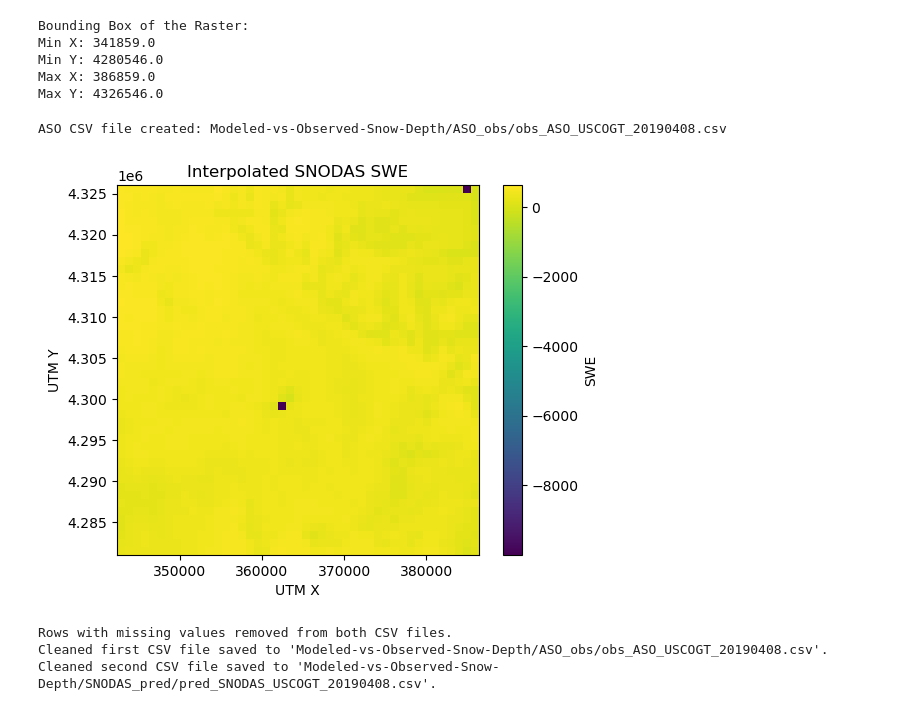
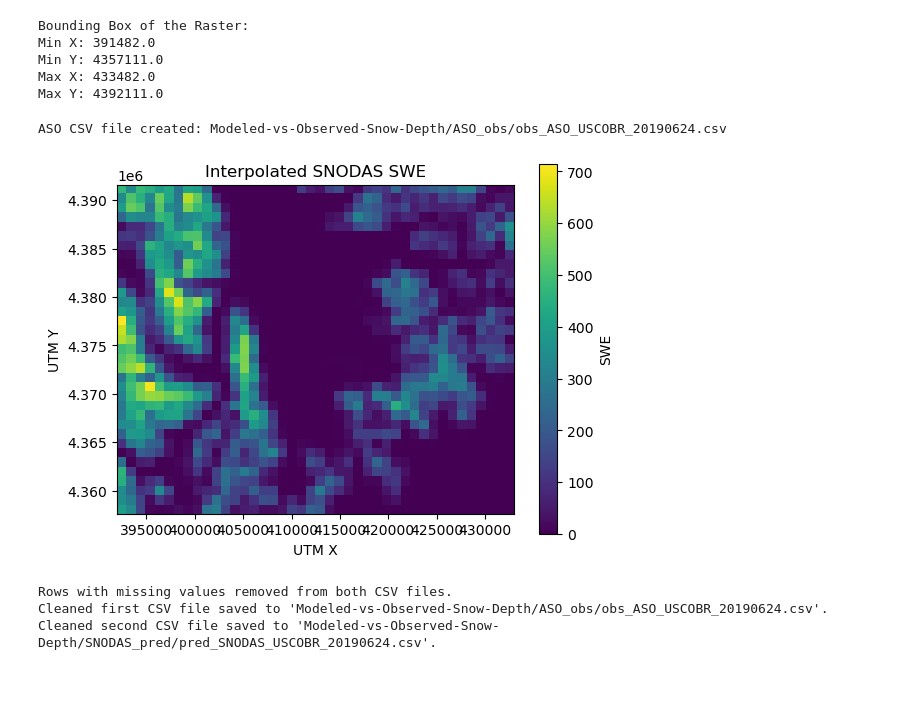
Before and after one commit to eritchie4599/Modeled-vs-Observed-Snow-Depth, a Jupyter notebook: ASO_SNODAS_comp.ipynb, the cells around one changed output. Saved outputs shown, nothing was run; the diff lists cells and outputs as text; code cells hidden in the pictures; blank space fills up the shorter version.

```diff
--- a/ASO_SNODAS_comp.ipynb
+++ b/ASO_SNODAS_comp.ipynb
@@ -169,16 +169,16 @@ def print_raster_bbox(raster_path):
         print(f"Max Y: {bbox.top}")
 
 # Path to the ASO raster
-aso_raster_path = 'Reproj_rasters_asocomp/ASO_USCOGT_20190408_resampled_raster.tif'
+aso_raster_path = 'Modeled-vs-Observed-Snow-Depth/Reproj_rasters_asocomp/ASO_USCOBR_20190624_resampled_raster.tif'
 
 # Print the bounding box of the ASO raster
 print_raster_bbox(aso_raster_path)
 # %% [output]
 Bounding Box of the Raster:
-Min X: 341859.0
-Min Y: 4280546.0
-Max X: 386859.0
-Max Y: 4326546.0
+Min X: 391482.0
+Min Y: 4357111.0
+Max X: 433482.0
+Max Y: 4392111.0
 # %%
 '''
 Creating csv of ASO values for the observed values
@@ -227,27 +227,27 @@ def raster_to_csv(raster_path, output_csv, bbox):
 
 # Provide the bounding box for the ASO raster
 # This should be the bounding box from the previous block
-bbox_aso = (341859.0, 4280546.0, 386859.0, 4326546.0)
+bbox_aso = (391482.0, 4357111.0, 433482.0, 4392111.0)
 
 # Path to the ASO raster
-aso_raster_path = 'Reproj_rasters_asocomp/ASO_USCOGT_20190408_resampled_raster.tif'
+aso_raster_path = 'Modeled-vs-Observed-Snow-Depth/Reproj_rasters_asocomp/ASO_USCOBR_20190624_resampled_raster.tif'
 
 # Output CSV file path
-output_csv_aso = 'Modeled-vs-Observed-Snow-Depth/ASO_obs/obs_ASO_USCOGT_20190408.csv'
+output_csv_aso = 'Modeled-vs-Observed-Snow-Depth/ASO_obs/obs_ASO_USCOBR_20190624.csv'
 
 # Convert ASO raster data to CSV
 raster_to_csv(aso_raster_path, output_csv_aso, bbox_aso)
 
 print(f"ASO CSV file created: {output_csv_aso}")
 # %% [output]
-ASO CSV file created: Modeled-vs-Observed-Snow-Depth/ASO_obs/obs_ASO_USCOGT_20190408.csv
+ASO CSV file created: Modeled-vs-Observed-Snow-Depth/ASO_obs/obs_ASO_USCOBR_20190624.csv
 # %%
 '''
 Interpolating SNODAS data onto the ASO grid
 '''
 
 # Open the raster files
-with rasterio.open('Modeled-vs-Observed-Snow-Depth/Reproj_rasters_asocomp/ASO_USCOGT_20190408_resampled_raster.tif') as src1, rasterio.open('Modeled-vs-Observed-Snow-Depth/Reproj_rasters_asocomp/Snodas_USCOGT_20190408_clipped.tif') as src2:
+with rasterio.open('Modeled-vs-Observed-Snow-Depth/Reproj_rasters_asocomp/ASO_USCOBR_20190624_resampled_raster.tif') as src1, rasterio.open('Modeled-vs-Observed-Snow-Depth/Reproj_rasters_asocomp/Snodas_USCOBR_20190624_clipped.tif') as src2:
     # Get the pixel resolution and shape of the ASO raster
     pixel_resolution_aso = src1.res
     rows_aso, cols_aso = src1.shape
@@ -268,40 +268,42 @@ with rasterio.open('Modeled-vs-Observed-Snow-Depth/Reproj_rasters_asocomp/ASO_US
     # Calculate the mesh grid for the SNODAS raster
     x_snodas = np.linspace(x_min_snodas + pixel_resolution_snodas[0] / 2,
                             x_min_snodas + pixel_resolution_snodas[0] * (cols_snodas - 0.5), cols_snodas)
     y_snodas = np.linspace(y_max_snodas - pixel_resolution_snodas[1] / 2,
                             y_max_snodas - pixel_resolution_snodas[1] * (rows_snodas - 0.5), rows_snodas)
     xx_snodas, yy_snodas = np.meshgrid(x_snodas, y_snodas)
 
     # Read the SNODAS raster data
     data_values_snodas = src2.read(1)
 
     # Interpolate SNODAS raster onto the meshgrid of ASO raster
     interpolated_data_snodas = griddata((xx_snodas.flatten(), yy_snodas.flatten()),
                                         data_values_snodas.flatten(), (xx_aso, yy_aso), method='linear')
 
     # Flip the raster values upside down
     interpolated_data_snodas_flipped = np.flipud(interpolated_data_snodas)
 
     # Plot the flipped interpolated SNODAS data
     plt.imshow(interpolated_data_snodas_flipped, extent=(x_aso.min(), x_aso.max(), y_aso.min(), y_aso.max()), origin='lower')
     plt.colorbar(label='SWE')
     plt.xlabel('UTM X')
     plt.ylabel('UTM Y')
     plt.title('Interpolated SNODAS SWE')
     plt.show()
 
 
     # Save UTM coordinates and SNODAS SWE values into a CSV file
     df_snodas = pd.DataFrame({'UTM_X': xx_aso.flatten(), 'UTM_Y': yy_aso.flatten(),
                                'SNODAS_SWE': interpolated_data_snodas.flatten()})
-    df_snodas.to_csv('SNODAS_USCOGT_20190408.csv', index=False)
+    df_snodas.to_csv('SNODAS_USCOBR_20190624.csv', index=False)
 # %% [output]
-[figure, old version]
+[figure, new version]
 # %%
-import pandas as pd
+'''
+Drop rows of ASO and SNODAS data that correspond to no data values in the ASO raster (areas outside the basin)
+'''
 
 # Read the first CSV file into a pandas DataFrame to find missing values
-csv_file_path_1 = 'Modeled-vs-Observed-Snow-Depth/ASO_obs/obs_ASO_USCOGT_20190408.csv'  # Replace 'first_csv_file.csv' with the path to your ASO CSV file
+csv_file_path_1 = 'Modeled-vs-Observed-Snow-Depth/ASO_obs/obs_ASO_USCOBR_20190624.csv'  # Replace 'first_csv_file.csv' with the path to your ASO CSV file
 df1 = pd.read_csv(csv_file_path_1)
 
 # Specify the column name where you found missing values
@@ -314,15 +316,15 @@ missing_indices = df1[df1[column_name].isnull()].index
 df1_cleaned = df1.drop(missing_indices)
 
 # Read the second CSV file into a pandas DataFrame
-csv_file_path_2 = 'SNODAS_USCOGT_20190408.csv'  # Replace 'second_csv_file.csv' with the actual path to your second CSV file
+csv_file_path_2 = 'SNODAS_USCOBR_20190624.csv'  # Replace 'second_csv_file.csv' with the actual path to your second CSV file
 df2 = pd.read_csv(csv_file_path_2)
 
 # Drop rows from the second DataFrame at the indices found in the first DataFrame
 df2_cleaned = df2.drop(missing_indices)
 
 # Write the cleaned DataFrames to new CSV files
-output_csv_path_1 = 'Modeled-vs-Observed-Snow-Depth/ASO_obs/obs_ASO_USCOGT_20190408.csv'  # Specify the path for the cleaned first CSV file
-output_csv_path_2 = 'Modeled-vs-Observed-Snow-Depth/SNODAS_pred/pred_SNODAS_USCOGT_20190408.csv'  # Specify the path for the cleaned second CSV file
+output_csv_path_1 = 'Modeled-vs-Observed-Snow-Depth/ASO_obs/obs_ASO_USCOBR_20190624.csv'  # Specify the path for the cleaned first CSV file
+output_csv_path_2 = 'Modeled-vs-Observed-Snow-Depth/SNODAS_pred/pred_SNODAS_USCOBR_20190624.csv'  # Specify the path for the cleaned second CSV file
 df1_cleaned.to_csv(output_csv_path_1, index=False)
 df2_cleaned.to_csv(output_csv_path_2, index=False)
 
@@ -331,5 +333,5 @@ print("Cleaned first CSV file saved to '{}'.".format(output_csv_path_1))
 print("Cleaned second CSV file saved to '{}'.".format(output_csv_path_2))
 # %% [output]
 Rows with missing values removed from both CSV files.
-Cleaned first CSV file saved to 'Modeled-vs-Observed-Snow-Depth/ASO_obs/obs_ASO_USCOGT_20190408.csv'.
-Cleaned second CSV file saved to 'Modeled-vs-Observed-Snow-Depth/SNODAS_pred/pred_SNODAS_USCOGT_20190408.csv'.
+Cleaned first CSV file saved to 'Modeled-vs-Observed-Snow-Depth/ASO_obs/obs_ASO_USCOBR_20190624.csv'.
+Cleaned second CSV file saved to 'Modeled-vs-Observed-Snow-Depth/SNODAS_pred/pred_SNODAS_USCOBR_20190624.csv'.
```
Also changed, not shown: parts of 4 cells of this notebook.
